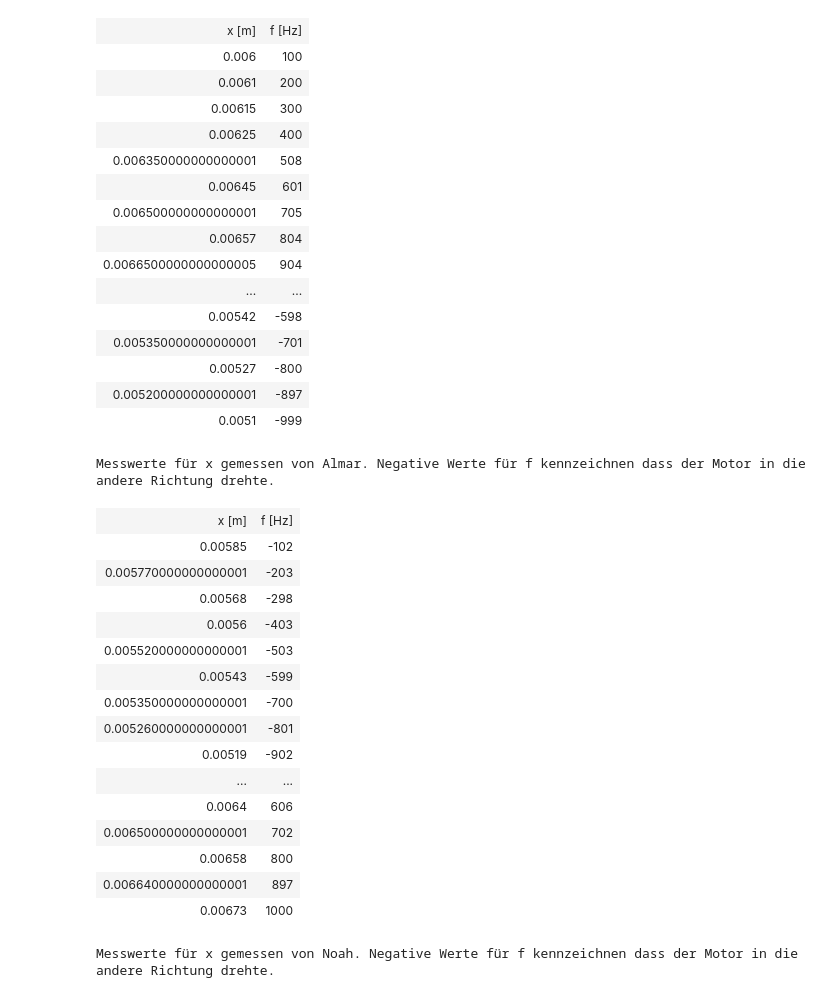
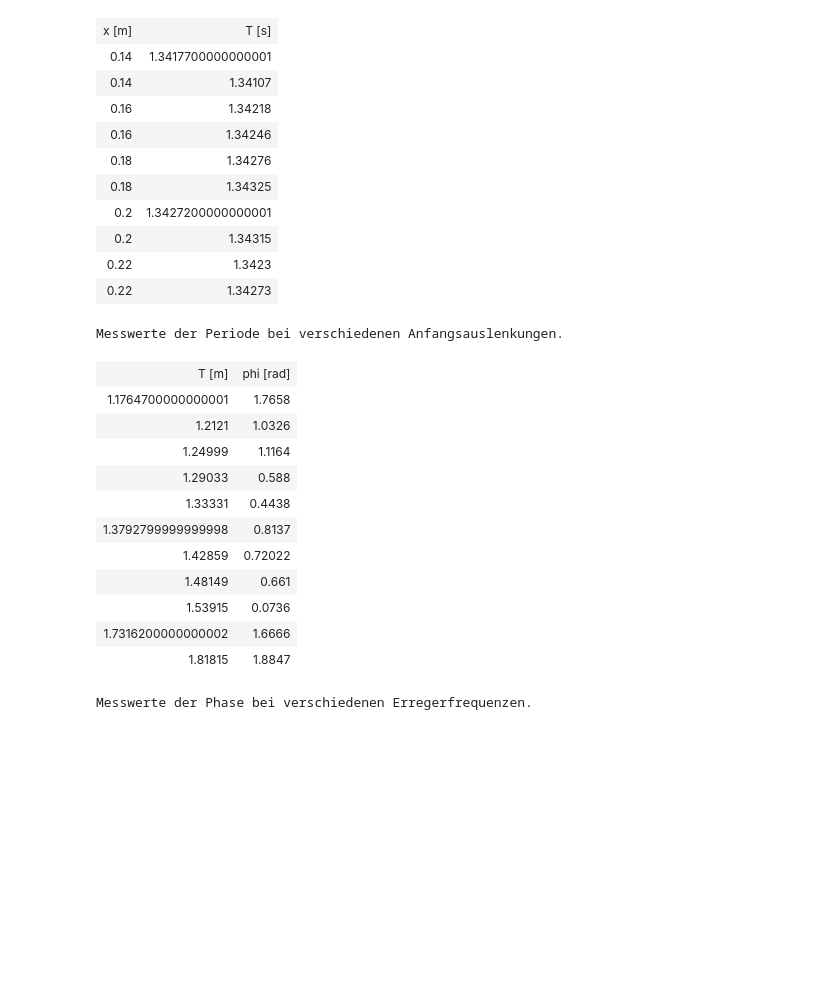
Before and after one commit to Yatekii/glaL4, a Jupyter notebook: v2/W6.ipynb, the cells around one changed output. Cells and saved outputs as stored; diff of their text form; code cells hidden in the pictures; blank space fills up the shorter version.

```diff
--- a/v2/W6.ipynb
+++ b/v2/W6.ipynb
@@ -69,6 +141,7 @@ e0 = 6e-2 # [m]
 # %%
 # Read Data
 df = pd.read_csv('data/period.csv')
+dfp = df
 
 slope, intercept, r, p, sem = stats.linregress(df['x'], df['T'])
 
@@ -85,6 +158,7 @@ plt.show()
 # %%
 # Read Data
 df = pd.read_csv('data/resonance.csv')
+dfr = df
 
 # slope, intercept, r, p, sem = stats.linregress(df['x'], df['T'])
 
@@ -101,53 +175,44 @@ plt.show()
 # %%
 # Messwerte
 
 data = PrettyTable(
-    list(zip(dfa['x'], dfa['f'])),
-    caption='Messwerte für x gemessen von Almar. Negative Werte für f kennzeichnen dass der Motor in die andere Richtung drehte.',
-    entries_per_column=len(dfa['x'] / 2),
-    extra_header=['x [m]', 'f [Hz]']
+    list(zip(dfp['x'], dfp['T'])),
+    caption='Messwerte der Periode bei verschiedenen Anfangsauslenkungen.',
+    entries_per_column=len(dfp['x'] / 2),
+    extra_header=['x [m]', 'T [s]']
 )
 data.show()
 
 data = PrettyTable(
-    list(zip(dfn['x'], dfn['f'])),
-    caption='Messwerte für x gemessen von Noah. Negative Werte für f kennzeichnen dass der Motor in die andere Richtung drehte.',
-    entries_per_column=len(dfn['x'] / 2),
-    extra_header=['x [m]', 'f [Hz]']
+    list(zip(dfr['T'], dfr['phi'])),
+    caption='Messwerte der Phase bei verschiedenen Erregerfrequenzen.',
+    entries_per_column=len(dfr['T'] / 2),
+    extra_header=['T [m]', 'phi [rad]']
 )
 data.show()
 # %% [output]
-| x [m] | f [Hz] |
-| 0.006 | 100 |
-| 0.0061 | 200 |
-| 0.00615 | 300 |
-| 0.00625 | 400 |
-| 0.006350000000000001 | 508 |
-| 0.00645 | 601 |
-| 0.006500000000000001 | 705 |
-| 0.00657 | 804 |
-| 0.0066500000000000005 | 904 |
-| ... | ... |
-| 0.00542 | -598 |
-| 0.005350000000000001 | -701 |
-| 0.00527 | -800 |
-| 0.005200000000000001 | -897 |
-| 0.0051 | -999 |
+| x [m] | T [s] |
+| 0.14 | 1.3417700000000001 |
+| 0.14 | 1.34107 |
+| 0.16 | 1.34218 |
+| 0.16 | 1.34246 |
+| 0.18 | 1.34276 |
+| 0.18 | 1.34325 |
+| 0.2 | 1.3427200000000001 |
+| 0.2 | 1.34315 |
+| 0.22 | 1.3423 |
+| 0.22 | 1.34273 |
-Messwerte für x gemessen von Almar. Negative Werte für f kennzeichnen dass der Motor in die andere Richtung drehte.
+Messwerte der Periode bei verschiedenen Anfangsauslenkungen.
-| x [m] | f [Hz] |
-| 0.00585 | -102 |
-| 0.005770000000000001 | -203 |
-| 0.00568 | -298 |
-| 0.0056 | -403 |
-| 0.005520000000000001 | -503 |
-| 0.00543 | -599 |
-| 0.005350000000000001 | -700 |
-| 0.005260000000000001 | -801 |
-| 0.00519 | -902 |
-| ... | ... |
-| 0.0064 | 606 |
-| 0.006500000000000001 | 702 |
-| 0.00658 | 800 |
-| 0.006640000000000001 | 897 |
-| 0.00673 | 1000 |
+| T [m] | phi [rad] |
+| 1.1764700000000001 | 1.7658 |
+| 1.2121 | 1.0326 |
+| 1.24999 | 1.1164 |
+| 1.29033 | 0.588 |
+| 1.33331 | 0.4438 |
+| 1.3792799999999998 | 0.8137 |
+| 1.42859 | 0.72022 |
+| 1.48149 | 0.661 |
+| 1.53915 | 0.0736 |
+| 1.7316200000000002 | 1.6666 |
+| 1.81815 | 1.8847 |
-Messwerte für x gemessen von Noah. Negative Werte für f kennzeichnen dass der Motor in die andere Richtung drehte.
+Messwerte der Phase bei verschiedenen Erregerfrequenzen.
```
Also changed, not shown: parts of 2 cells of this notebook.
